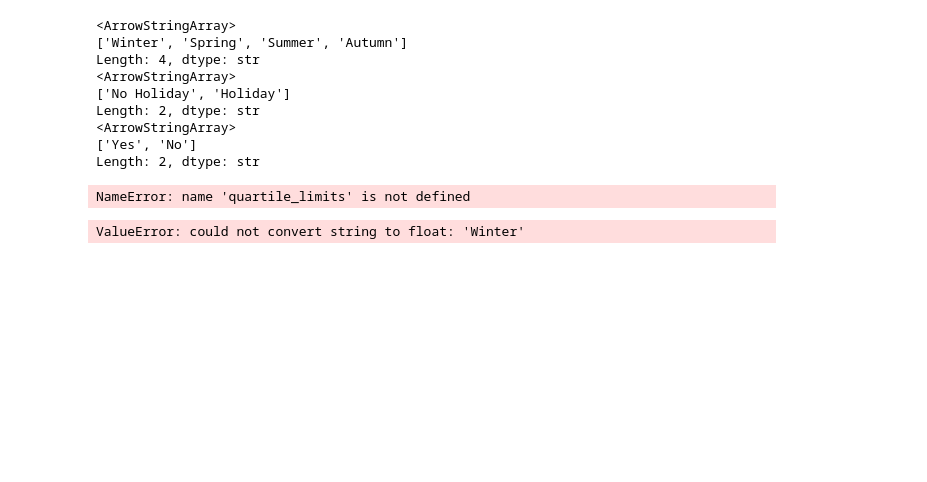
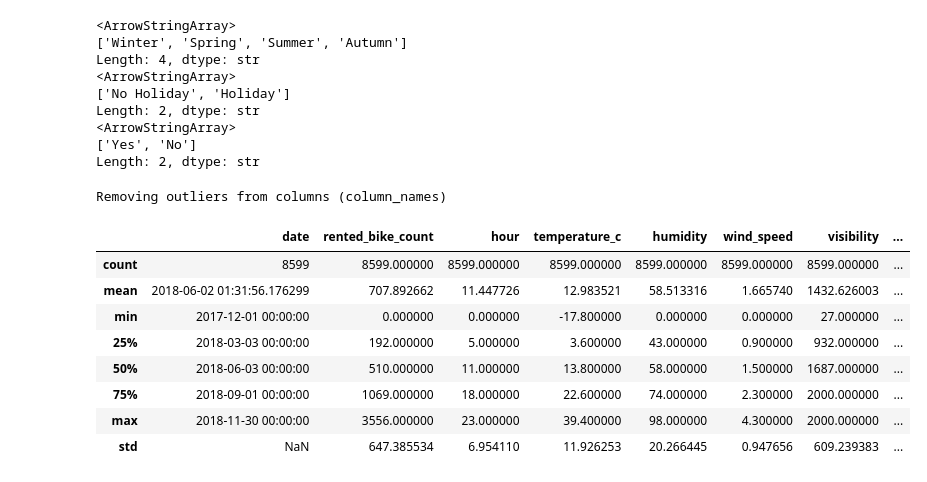
Before and after one commit to NikosKarakasis/CAP_3764_2026_Fall_Team_5, a Jupyter notebook: notebooks/01_eda.ipynb, the cells around one changed output. Saved outputs shown, nothing was run; the diff lists cells and outputs as text; code cells hidden in the pictures; blank space fills up the shorter version.

Commit message:
I finished writing the outliers, so I'm pushing them onto a new branch and making sure that the visualizations by Alexia don't clash.

```diff
--- a/notebooks/01_eda.ipynb
+++ b/notebooks/01_eda.ipynb
@@ -152,23 +194,23 @@ Length: 2, dtype: str
 # %%
-# lower_limit, upper_limit = quartile_limits
-# outlier_col = ['rented_bike_count',
-#  'hour',
-#  'temperature_c',
-#  'humidity',
-#  'wind_speed',
-#  'visibility',
-#  'dew_point_temperature_c',
-#  'solar_radiation',
-#  'rainfall',
-#  'snowfall',
-#  'season',
-#  'holiday',
-#  'functioning_day']
+print("Removing outliers from columns (column_names)")
 
-# df_no_outliers = df[(df[outlier_col] > lower_limit) | (df[outlier_col] < upper_limit)]
+lower_limit, upper_limit = quartile_limits(df["wind_speed"])
+
+df_no_outliers = df[(df["wind_speed"] > lower_limit) & (df["wind_speed"] < upper_limit)]
 # %% [output]
-NameError: name 'quartile_limits' is not defined
+Removing outliers from columns (column_names)
 # %%
-# print(df.corr())
+fig_barchart = px.histogram(df_no_outliers, x="wind_speed", nbins=50)
+fig_barchart.show()
-# %% [output]
-ValueError: could not convert string to float: 'Winter'
+# %%
+df_no_outliers.describe()
+# %% [output]
+|  | date | rented_bike_count | hour | temperature_c | humidity | wind_speed | visibility | ... |
+| count | 8599 | 8599.000000 | 8599.000000 | 8599.000000 | 8599.000000 | 8599.000000 | 8599.000000 | ... |
+| mean | 2018-06-02 01:31:56.176299 | 707.892662 | 11.447726 | 12.983521 | 58.513316 | 1.665740 | 1432.626003 | ... |
+| min | 2017-12-01 00:00:00 | 0.000000 | 0.000000 | -17.800000 | 0.000000 | 0.000000 | 27.000000 | ... |
+| 25% | 2018-03-03 00:00:00 | 192.000000 | 5.000000 | 3.600000 | 43.000000 | 0.900000 | 932.000000 | ... |
+| 50% | 2018-06-03 00:00:00 | 510.000000 | 11.000000 | 13.800000 | 58.000000 | 1.500000 | 1687.000000 | ... |
+| 75% | 2018-09-01 00:00:00 | 1069.000000 | 18.000000 | 22.600000 | 74.000000 | 2.300000 | 2000.000000 | ... |
+| max | 2018-11-30 00:00:00 | 3556.000000 | 23.000000 | 39.400000 | 98.000000 | 4.300000 | 2000.000000 | ... |
+| std | NaN | 647.385534 | 6.954110 | 11.926253 | 20.266445 | 0.947656 | 609.239383 | ... |
```
Also changed, not shown: parts of 6 cells of this notebook, 1 other file.
